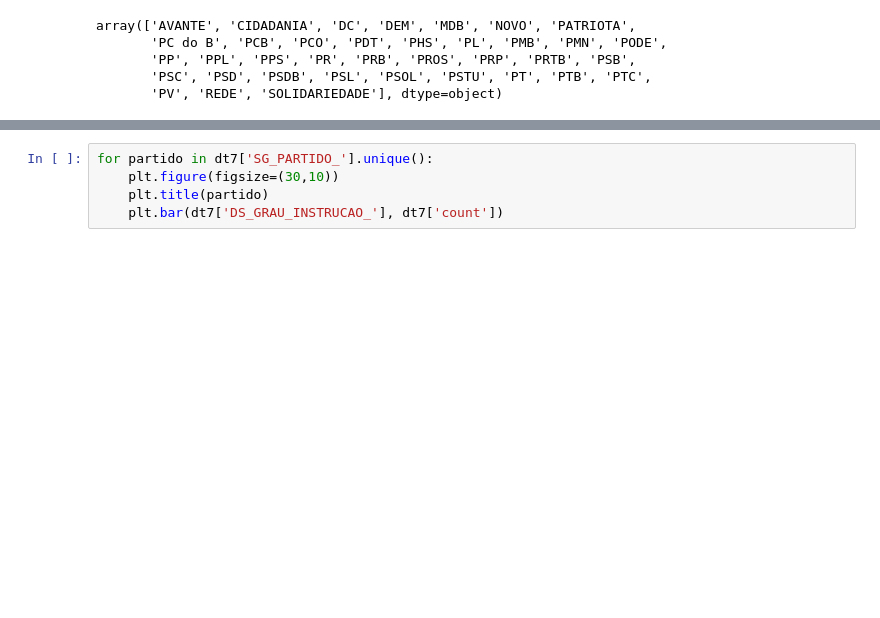
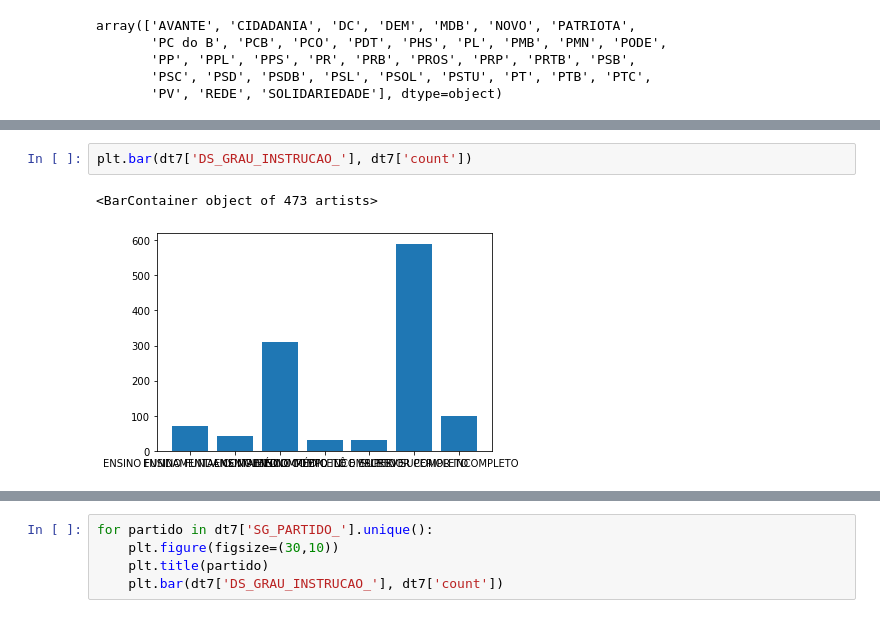
Before and after one commit to flaakira/Project--exercises, a Jupyter notebook: python/Brazil_elections_2018.ipynb, the cells around one changed output, grey strips where cells are left out. Drawn from its saved outputs; the diff is of its cells as text; blank space fills up the shorter version.

```diff
--- a/python/Brazil_elections_2018.ipynb
+++ b/python/Brazil_elections_2018.ipynb
@@ -503,2 +502,7 @@ SOLIDARIEDADE
+# %%
+plt.bar(dt7['DS_GRAU_INSTRUCAO_'], dt7['count'])
+# %% [output]
+<BarContainer object of 473 artists>
+[figure, added]
 # %%
 teste = dt7.loc[dt7['SG_PARTIDO_']=='PSTU']
```
Also changed, not shown: parts of 2 cells of this notebook.
